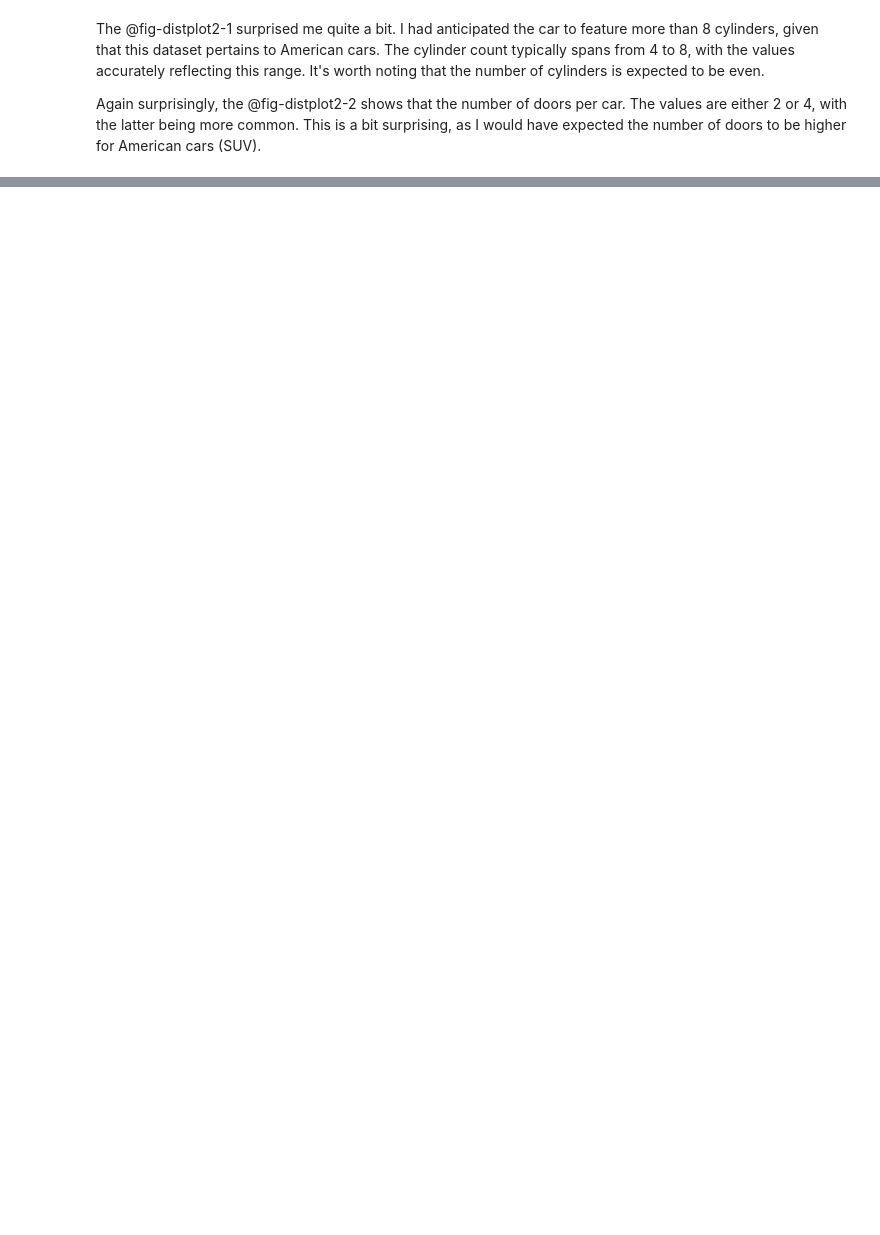
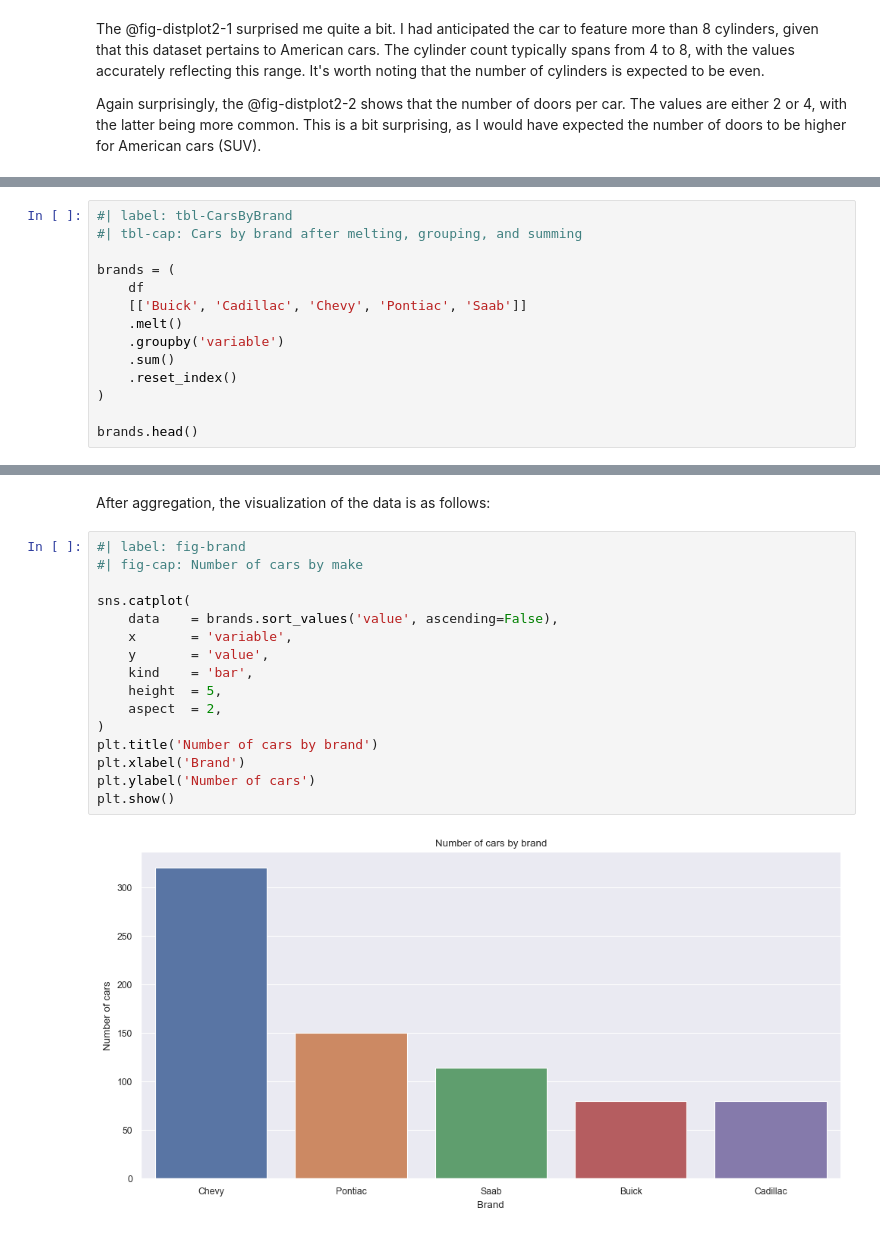
Before and after one commit to bernardo-cruz/blog, a Jupyter notebook: quarto_builder/posts/glm.ipynb, the cells around one changed output, grey strips where cells are left out. Saved outputs shown, nothing was run; the diff lists cells and outputs as text; blank space fills up the shorter version.

```diff
--- a/quarto_builder/posts/glm.ipynb
+++ b/quarto_builder/posts/glm.ipynb
@@ -215,0 +234,14 @@ sns.catplot(
+# %%
+#| label: tbl-CarsByBrand
+#| tbl-cap: Cars by brand after melting, grouping, and summing
+
+brands = (
+    df
+    [['Buick', 'Cadillac', 'Chevy', 'Pontiac', 'Saab']]
+    .melt()
+    .groupby('variable')
+    .sum()
+    .reset_index()
+)
+
+brands.head()
@@ -215,0 +255,20 @@ sns.catplot(
+# %% [markdown]
+After aggregation, the visualization of the data is as follows:
+# %%
+#| label: fig-brand
+#| fig-cap: Number of cars by make
+
+sns.catplot(
+    data    = brands.sort_values('value', ascending=False),
+    x       = 'variable',
+    y       = 'value',
+    kind    = 'bar',
+    height  = 5,
+    aspect  = 2,
+)
+plt.title('Number of cars by brand')
+plt.xlabel('Brand')
+plt.ylabel('Number of cars')
+plt.show()
+# %% [output]
+[figure, added]
```
Also changed, not shown: parts of 18 cells of this notebook, 22 other files.
